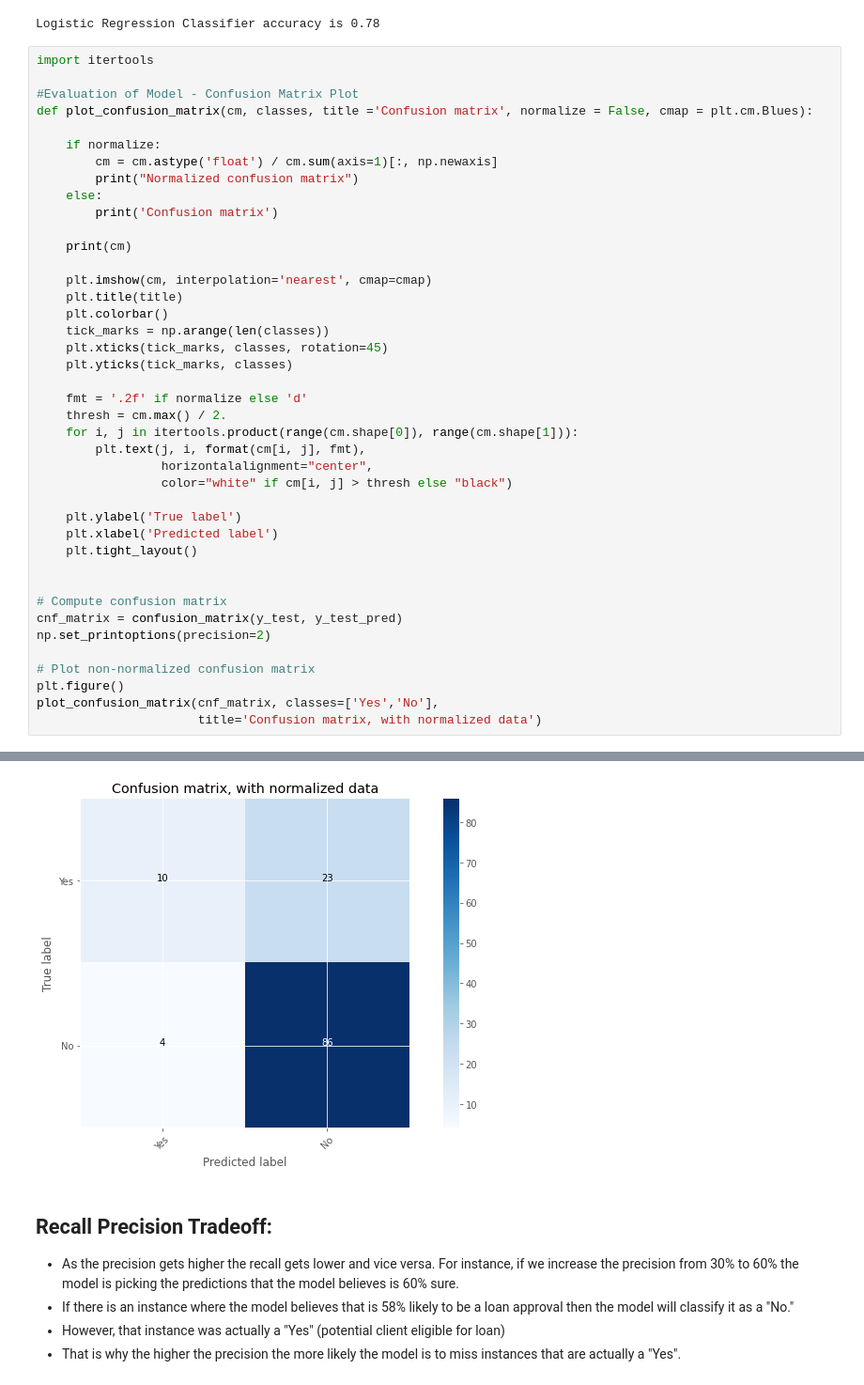
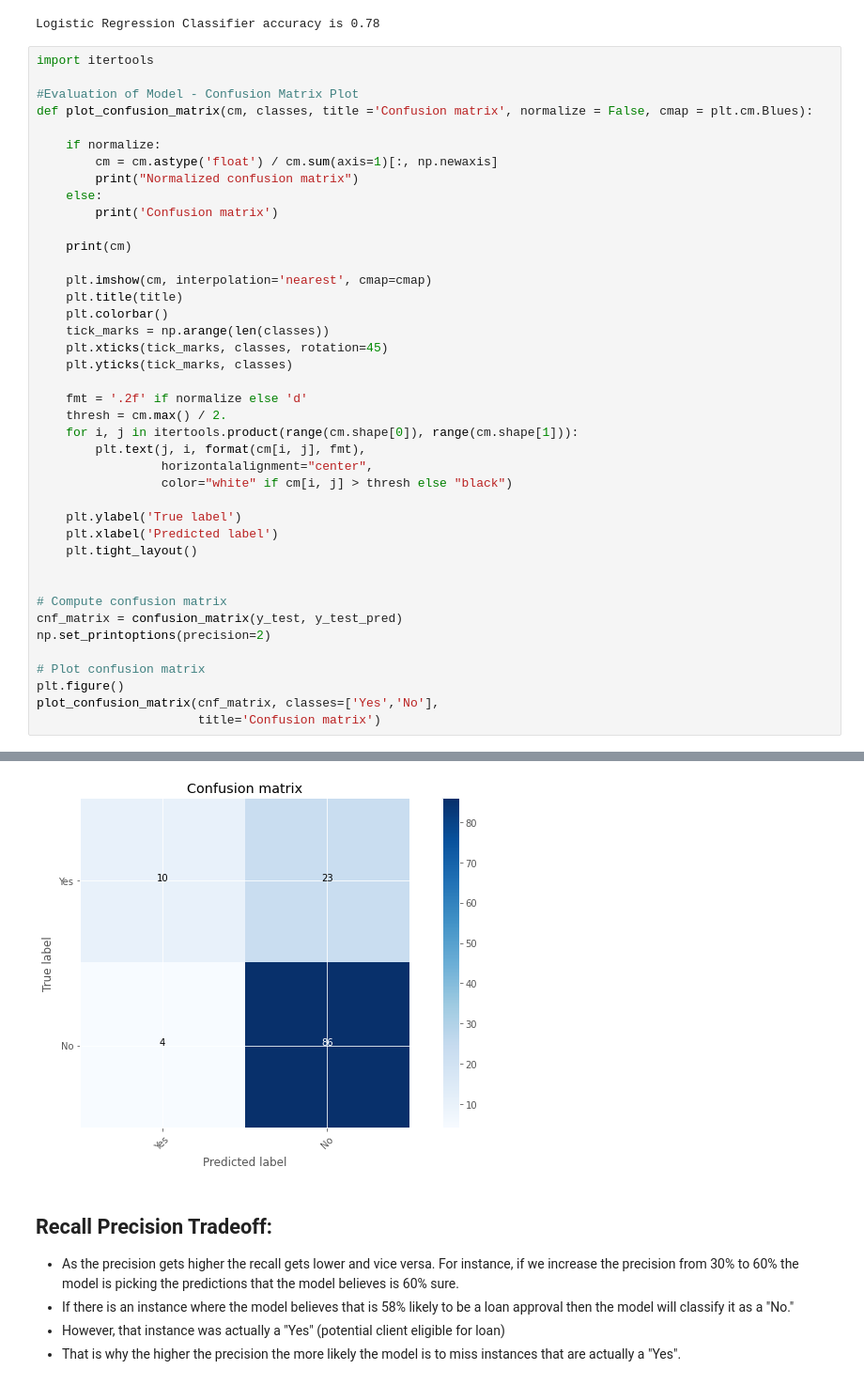
Before and after one commit to saritmaitra/Loan_approval_system, a Jupyter notebook: Model_Development_Loan_Approval_System.ipynb, the cells around one changed output, grey strips where cells are left out. Shown at 94% size. Saved outputs shown, nothing was run; the diff lists cells and outputs as text.

```diff
--- a/Model_Development_Loan_Approval_System.ipynb
+++ b/Model_Development_Loan_Approval_System.ipynb
@@ -518,36 +520,36 @@ def plot_confusion_matrix(cm, classes, title ='Confusion matrix', normalize = Fa
 
     plt.imshow(cm, interpolation='nearest', cmap=cmap)
     plt.title(title)
     plt.colorbar()
     tick_marks = np.arange(len(classes))
     plt.xticks(tick_marks, classes, rotation=45)
     plt.yticks(tick_marks, classes)
 
     fmt = '.2f' if normalize else 'd'
     thresh = cm.max() / 2.
     for i, j in itertools.product(range(cm.shape[0]), range(cm.shape[1])):
         plt.text(j, i, format(cm[i, j], fmt),
                  horizontalalignment="center",
                  color="white" if cm[i, j] > thresh else "black")
 
     plt.ylabel('True label')
     plt.xlabel('Predicted label')
     plt.tight_layout()
 
 
 # Compute confusion matrix
 cnf_matrix = confusion_matrix(y_test, y_test_pred)
 np.set_printoptions(precision=2)
 
-# Plot non-normalized confusion matrix
+# Plot confusion matrix
 plt.figure()
 plot_confusion_matrix(cnf_matrix, classes=['Yes','No'],
-                      title='Confusion matrix, with normalized data')
+                      title='Confusion matrix')
 # %% [output]
 Confusion matrix
 [[10 23]
  [ 4 86]]
-[figure, old version]
+[figure, new version]
 # %% [markdown]
 ## Recall Precision Tradeoff:
 - As the precision gets higher the recall gets lower and vice versa. For instance, if we increase the precision from 30% to 60% the model is picking the predictions that the model believes is 60% sure.
```
Also changed, not shown: parts of 8 cells of this notebook.
